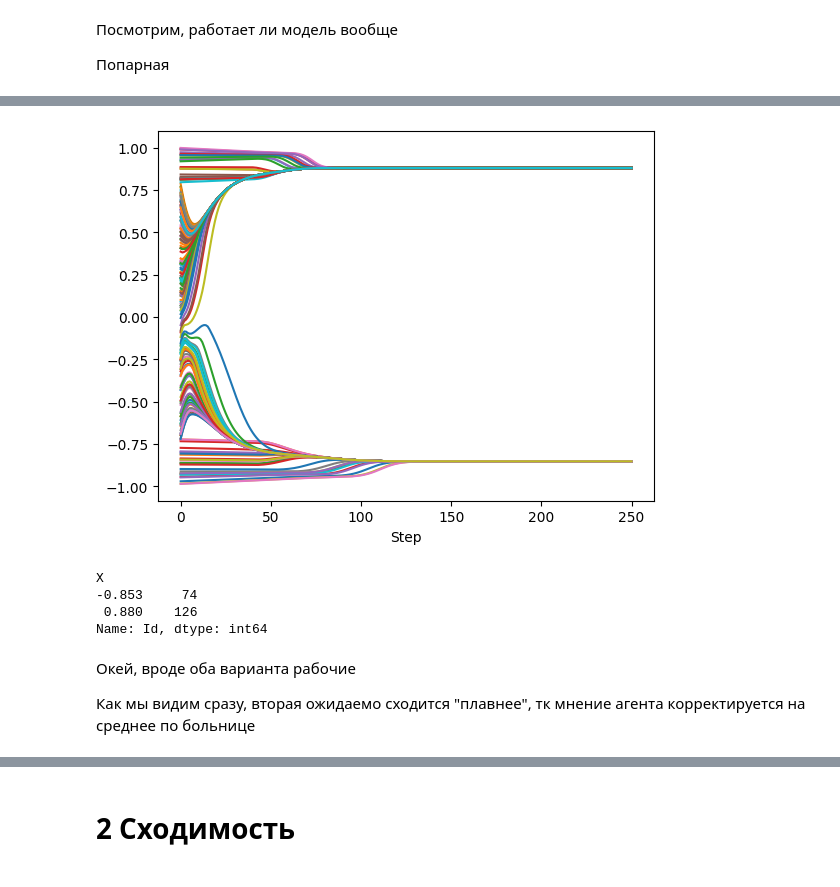
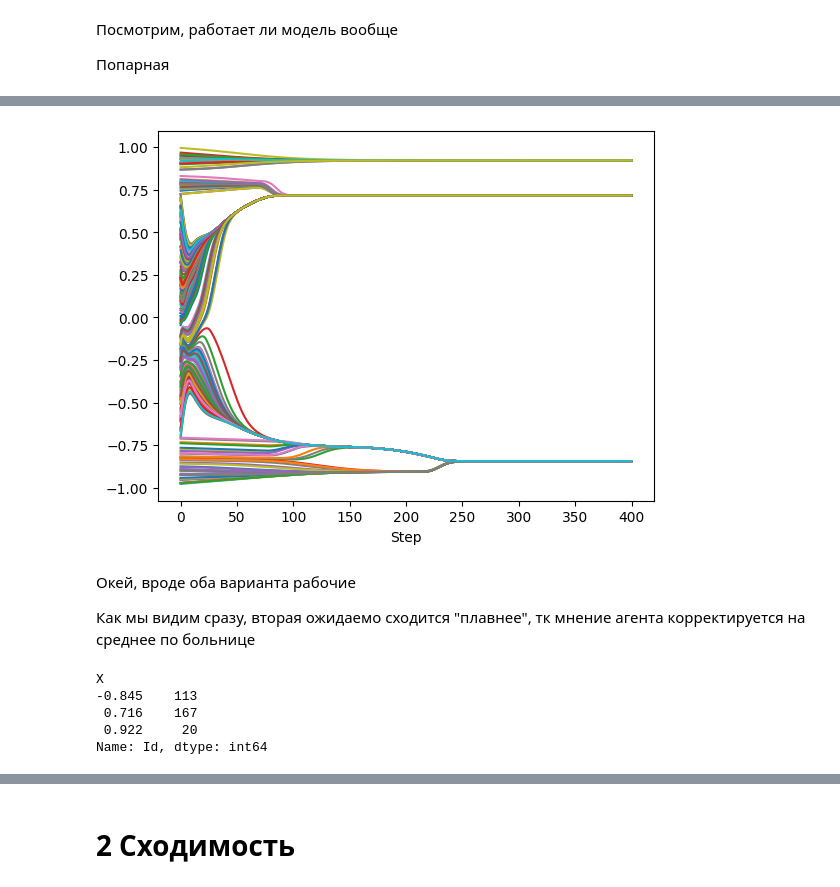
Before and after one commit to astatarinov/university, a Jupyter notebook: Simulation modeling/hw3/hw3_tatarinov.ipynb, the cells around one changed output, grey strips where cells are left out. Saved outputs shown, nothing was run; the diff lists cells and outputs as text; code cells hidden in the pictures.

```diff
--- a/Simulation modeling/hw3/hw3_tatarinov.ipynb
+++ b/Simulation modeling/hw3/hw3_tatarinov.ipynb
@@ -56,31 +59,30 @@ X
 Name: Id, dtype: int64
 # %%
-model2 = main.PolicitalModel(N=200,
+model2 = main.PolicitalModel(N=300,
                              u=1.2,
                              u_e=0.1,
                              p_e=0.25,
                              mu=0.5,
                              delta=0,
                              pairwise=False,)
 
-for _ in tqdm(range(250)):
+for _ in tqdm(range(400)):
     model2.step()
 
-ex_data2 = model2.datacollector.get_agent_vars_dataframe().T.stack().T
-ex_data2.plot(legend=False)
-plt.show();
+model2.plot_dynamics()
 # %% [output]
-[figure, old version]
+[figure, new version]
-# %%
-ex_agents2 = pd.DataFrame([(i.x, i.u, i.unique_id, i.extremist) for i in model2.agents], columns=['X', 'U', 'Id', 'Extr'])
-
-ex_agents2.groupby(ex_agents2.X.round(3)).Id.count()
-# %% [output]
-X
--0.853     74
- 0.880    126
-Name: Id, dtype: int64
 # %% [markdown]
 Окей, вроде оба варианта рабочие
 
 Как мы видим сразу, вторая ожидаемо сходится "плавнее", тк мнение агента корректируется на среднее по больнице
+# %%
+ex_agents2 = pd.DataFrame([(i.x, i.u, i.unique_id, i.extremist, i.initial_x) for i in model2.agents], columns=['X', 'U', 'Id', 'Extr', 'initial_x'])
+
+ex_agents2.groupby(ex_agents2.X.round(3)).Id.count()
+# %% [output]
+X
+-0.845    113
+ 0.716    167
+ 0.922     20
+Name: Id, dtype: int64
```
Also changed, not shown: parts of 29 cells of this notebook, 1 other file.
